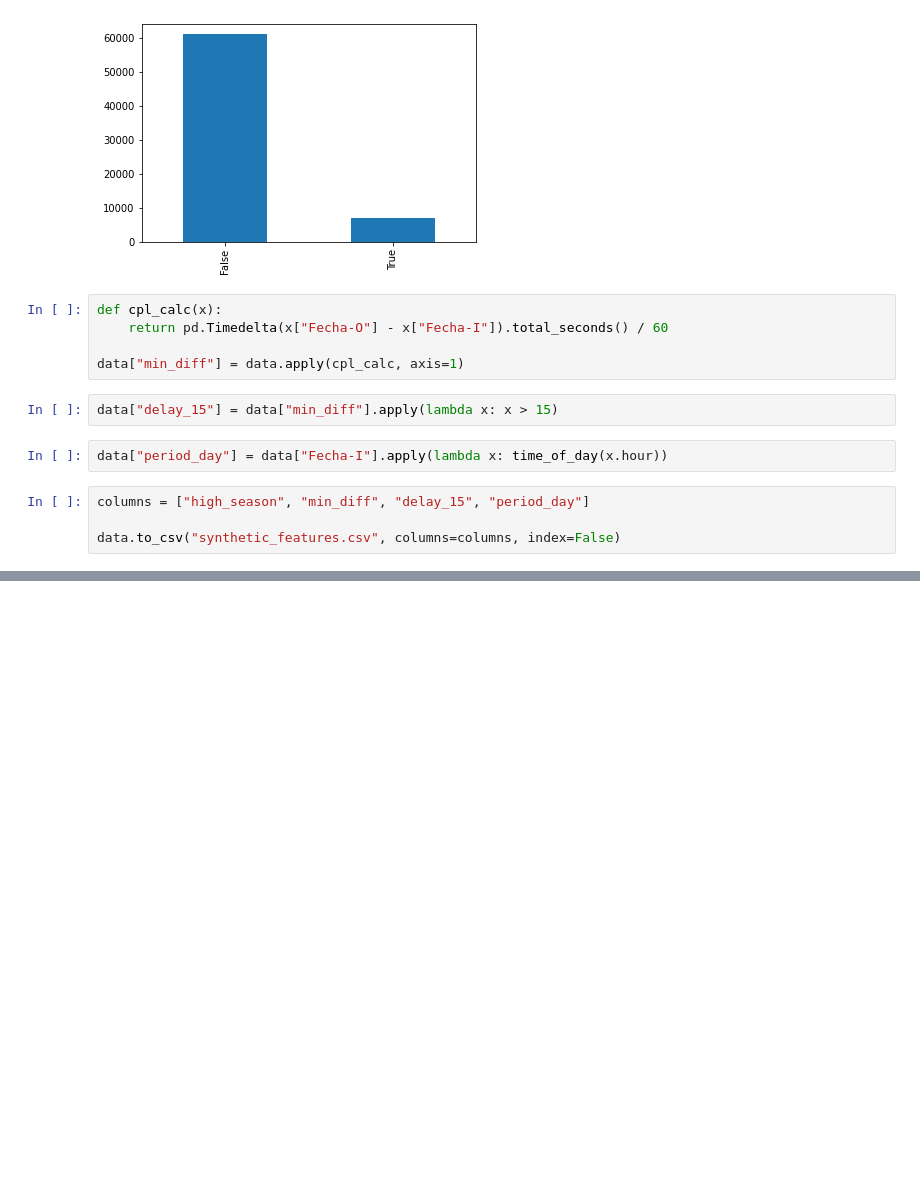
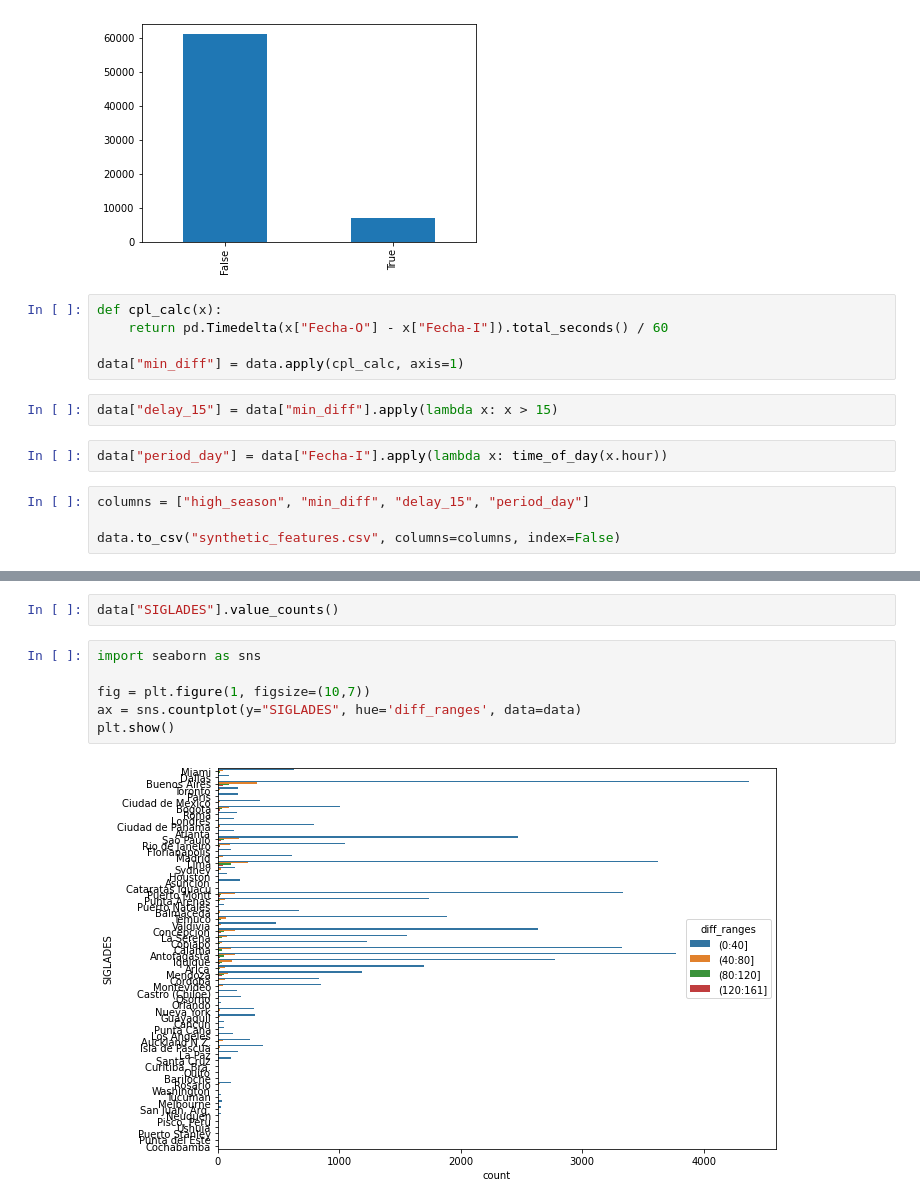
Before and after one commit to MariaPonomarenko38/Data-Scientist-Challenge, a Jupyter notebook: solution.ipynb, the cells around one changed output, grey strips where cells are left out. Saved outputs shown, nothing was run; the diff lists cells and outputs as text; blank space fills up the shorter version.

```diff
--- a/solution.ipynb
+++ b/solution.ipynb
@@ -224,0 +255,10 @@ data.to_csv("synthetic_features.csv", columns=columns, index=False)
+# %%
+data["SIGLADES"].value_counts()
+# %%
+import seaborn as sns
+
+fig = plt.figure(1, figsize=(10,7))
+ax = sns.countplot(y="SIGLADES", hue='diff_ranges', data=data)
+plt.show()
+# %% [output]
+[figure, added]
```
Also changed, not shown: parts of 10 cells of this notebook.
